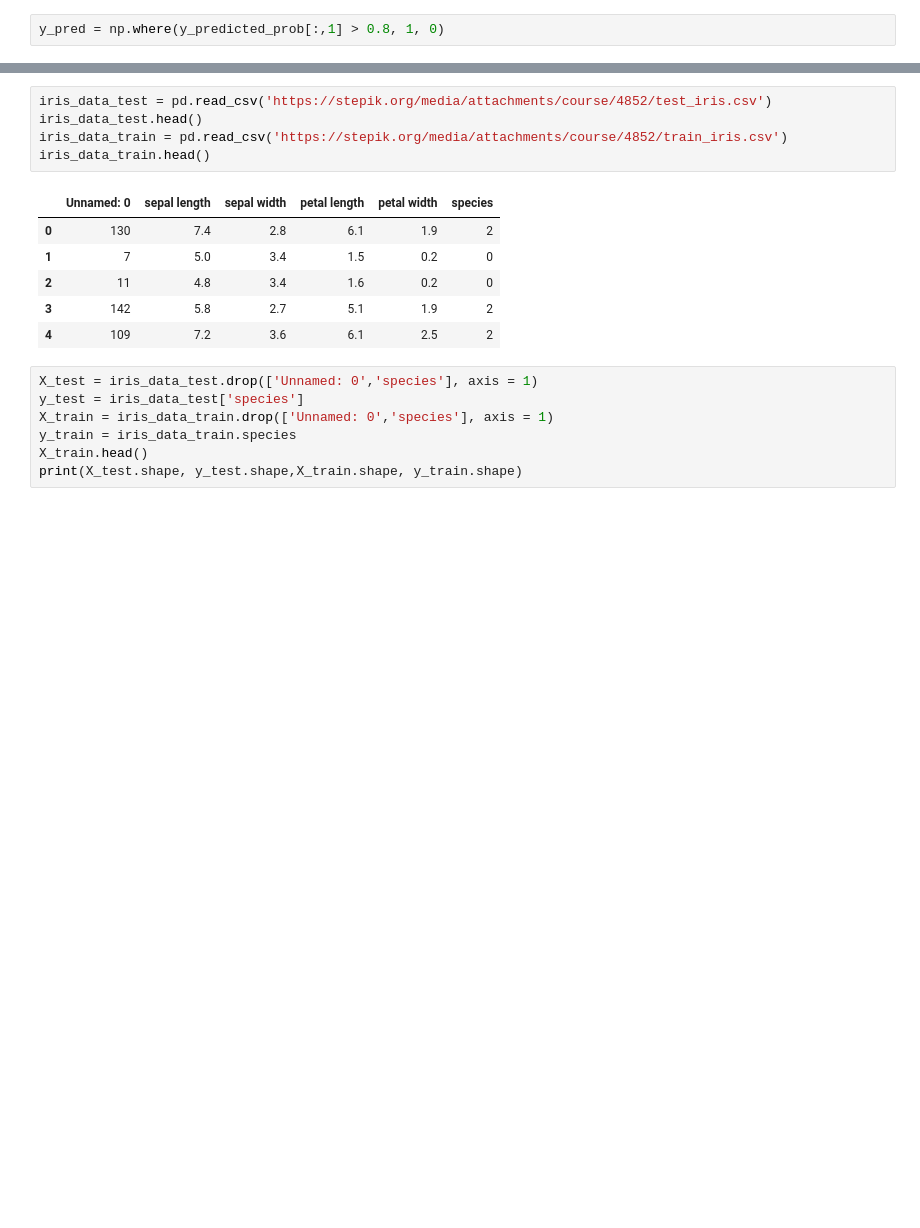
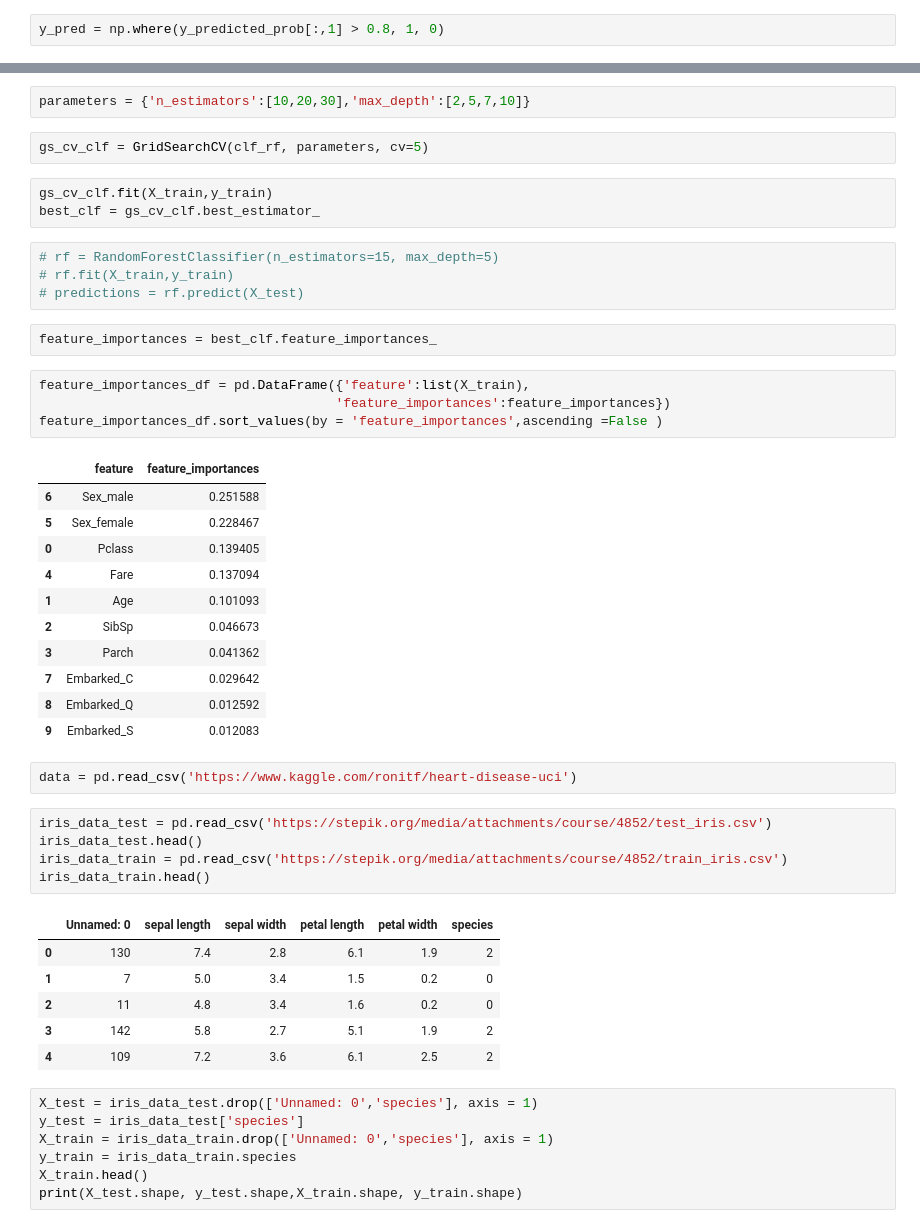
Before and after one commit to AleevaV/stepik_ds_and_ml, a Jupyter notebook: Module_2_train.ipynb, the cells around one changed output, grey strips where cells are left out. Drawn from its saved outputs; the diff is of its cells as text; blank space fills up the shorter version.

Commit message:
add random forest model

```diff
--- a/Module_2_train.ipynb
+++ b/Module_2_train.ipynb
@@ -240,3 +244,34 @@ print(confusion_matrix(y_test, y_pred))
+# %%
+parameters = {'n_estimators':[10,20,30],'max_depth':[2,5,7,10]}
+# %%
+gs_cv_clf = GridSearchCV(clf_rf, parameters, cv=5)
+# %%
+gs_cv_clf.fit(X_train,y_train)
+best_clf = gs_cv_clf.best_estimator_
+# %%
+# rf = RandomForestClassifier(n_estimators=15, max_depth=5)
+# rf.fit(X_train,y_train)
+# predictions = rf.predict(X_test)
+# %%
+feature_importances = best_clf.feature_importances_
+# %%
+feature_importances_df = pd.DataFrame({'feature':list(X_train),
+                                      'feature_importances':feature_importances})
+feature_importances_df.sort_values(by = 'feature_importances',ascending =False )
+# %% [output]
+|  | feature | feature_importances |
+| 6 | Sex_male | 0.251588 |
+| 5 | Sex_female | 0.228467 |
+| 0 | Pclass | 0.139405 |
+| 4 | Fare | 0.137094 |
+| 1 | Age | 0.101093 |
+| 2 | SibSp | 0.046673 |
+| 3 | Parch | 0.041362 |
+| 7 | Embarked_C | 0.029642 |
+| 8 | Embarked_Q | 0.012592 |
+| 9 | Embarked_S | 0.012083 |
+# %%
+data = pd.read_csv('https://www.kaggle.com/ronitf/heart-disease-uci')
 # %%
 iris_data_test = pd.read_csv('https://stepik.org/media/attachments/course/4852/test_iris.csv')
 iris_data_test.head()
```
Also changed, not shown: parts of 16 cells of this notebook, 1 other file.
